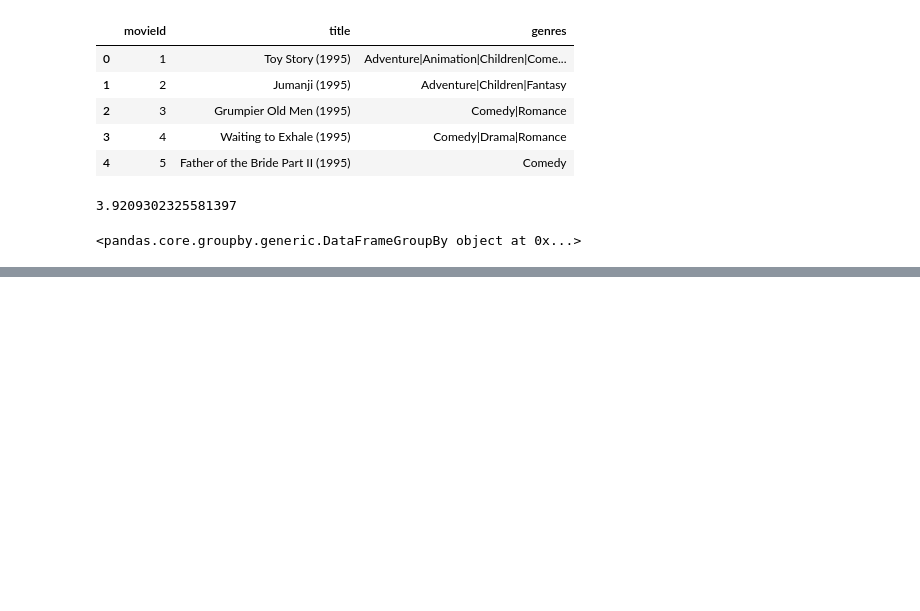
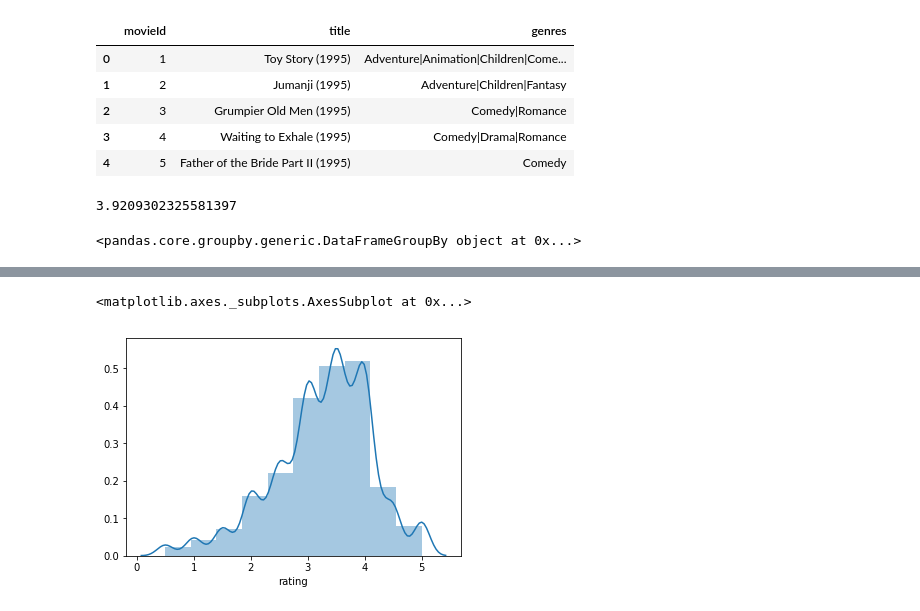
Before and after one commit to JuniorGunner/DataScience, a Jupyter notebook: DataScienceIntro.ipynb, the cells around one changed output, grey strips where cells are left out. Drawn from its saved outputs; the diff is of its cells as text; code cells hidden in the pictures; blank space fills up the shorter version.

```diff
--- a/DataScienceIntro.ipynb
+++ b/DataScienceIntro.ipynb
@@ -128,0 +150,6 @@ data.groupby("movieId").mean()
+# %%
+# Adding bins parameter (bar separation)
+sns.distplot(mean_per_movie, bins = 10)
+# %% [output]
+<matplotlib.axes._subplots.AxesSubplot at 0x...>
+[figure, added]
```
Also changed, not shown: parts of 8 cells of this notebook.
